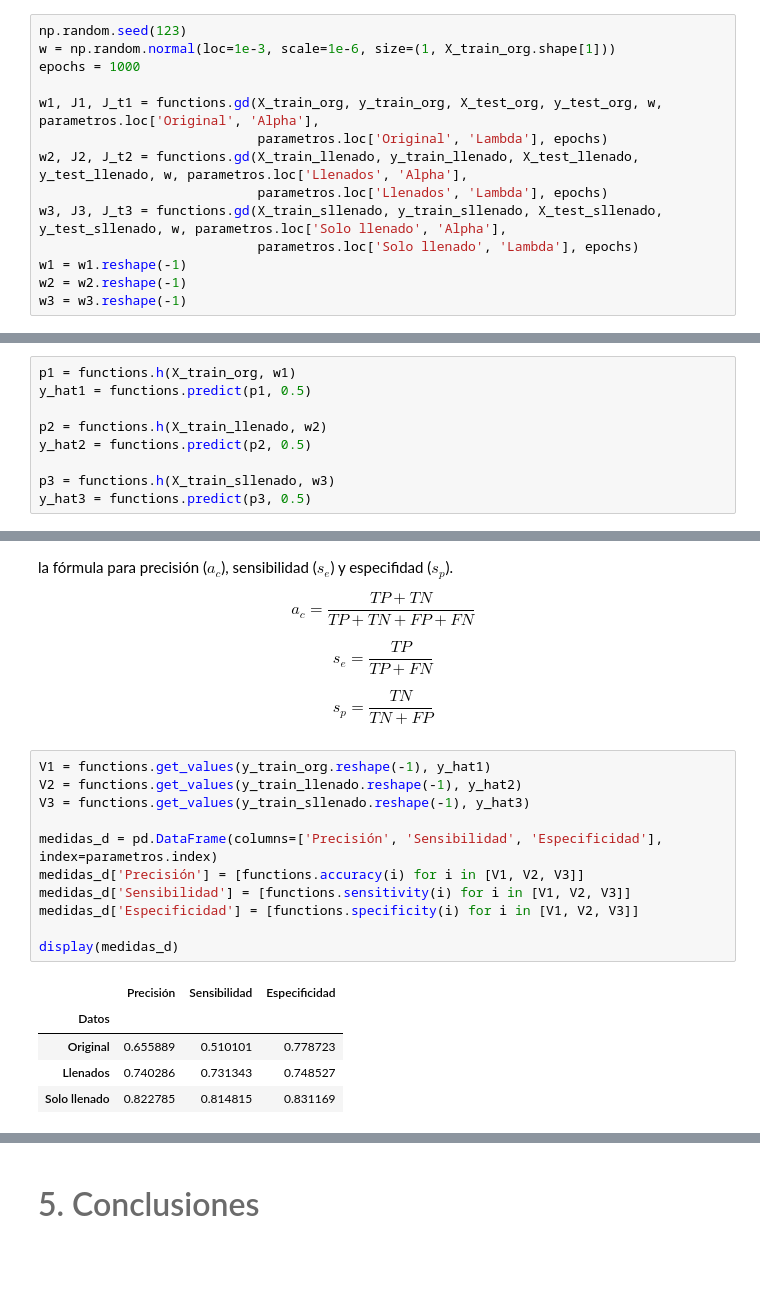
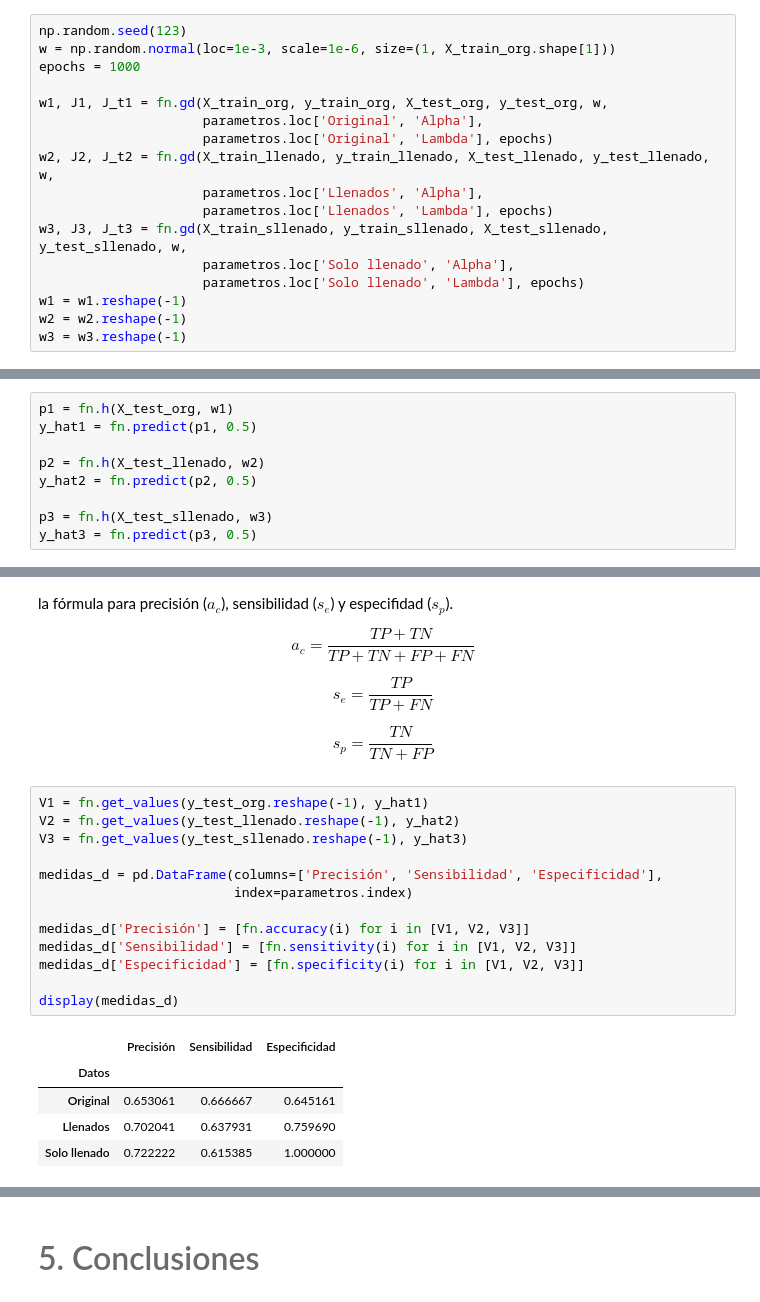
Before and after one commit to renattaGS/PAP-ML-ETICO, a Jupyter notebook: notebook.ipynb, the cells around one changed output, grey strips where cells are left out. Drawn from its saved outputs; the diff is of its cells as text; blank space fills up the shorter version.

```diff
--- a/notebook.ipynb
+++ b/notebook.ipynb
@@ -310,12 +313,15 @@ np.random.seed(123)
 w = np.random.normal(loc=1e-3, scale=1e-6, size=(1, X_train_org.shape[1]))
 epochs = 1000
 
-w1, J1, J_t1 = functions.gd(X_train_org, y_train_org, X_test_org, y_test_org, w, parametros.loc['Original', 'Alpha'],
-                            parametros.loc['Original', 'Lambda'], epochs)
-w2, J2, J_t2 = functions.gd(X_train_llenado, y_train_llenado, X_test_llenado, y_test_llenado, w, parametros.loc['Llenados', 'Alpha'],
-                            parametros.loc['Llenados', 'Lambda'], epochs)
-w3, J3, J_t3 = functions.gd(X_train_sllenado, y_train_sllenado, X_test_sllenado, y_test_sllenado, w, parametros.loc['Solo llenado', 'Alpha'],
-                            parametros.loc['Solo llenado', 'Lambda'], epochs)
+w1, J1, J_t1 = fn.gd(X_train_org, y_train_org, X_test_org, y_test_org, w,
+                     parametros.loc['Original', 'Alpha'],
+                     parametros.loc['Original', 'Lambda'], epochs)
+w2, J2, J_t2 = fn.gd(X_train_llenado, y_train_llenado, X_test_llenado, y_test_llenado, w,
+                     parametros.loc['Llenados', 'Alpha'],
+                     parametros.loc['Llenados', 'Lambda'], epochs)
+w3, J3, J_t3 = fn.gd(X_train_sllenado, y_train_sllenado, X_test_sllenado, y_test_sllenado, w,
+                     parametros.loc['Solo llenado', 'Alpha'],
+                     parametros.loc['Solo llenado', 'Lambda'], epochs)
 w1 = w1.reshape(-1)
 w2 = w2.reshape(-1)
 w3 = w3.reshape(-1)
@@ -329,14 +349,14 @@ visualizations.plot3_cost(J1, J_t1, J2, J_t2, J3, J_t3)
 
 En la celda siguiente, podemos observar cómo con la función h que aplica la signmoide (el clasificador utilizado) sobre nuestros datos de prueba. Ésta función nos va a regresar la probabilidad asociada a cada uno de los datos de prueba de obtener un 1 en la variable objetivo. Con esta probabilidad, establecemos un límite, es decir a partir de qué probabilidad asignaremos 1 y a partir de cuál 0. En este caso, establecemos un límite de $0.50$. Es decir que si p es mayor a $0.50$ vamos a asignar un 1, si es menor o igual a $0.50$ vamos a asignar un 0. A partir de ésto, calculamos nuestra y_hat que es la y estimada y mostramos una breve comparación de los primeros 20 resultados. La primera fila corresponde a nuestros datos reales y la segunda corresponde a los valores que usamos para probar nuestro modelo.
 # %%
-p1 = functions.h(X_train_org, w1)
-y_hat1 = functions.predict(p1, 0.5)
+p1 = fn.h(X_test_org, w1)
+y_hat1 = fn.predict(p1, 0.5)
 
-p2 = functions.h(X_train_llenado, w2)
-y_hat2 = functions.predict(p2, 0.5)
+p2 = fn.h(X_test_llenado, w2)
+y_hat2 = fn.predict(p2, 0.5)
 
-p3 = functions.h(X_train_sllenado, w3)
-y_hat3 = functions.predict(p3, 0.5)
+p3 = fn.h(X_test_sllenado, w3)
+y_hat3 = fn.predict(p3, 0.5)
 # %% [markdown]
 ### Medidas de desempeño
 
@@ -355,19 +375,21 @@ $$s_e = \frac{TP}{TP + FN}$$
 
 $$s_p = \frac{TN}{TN + FP}$$
 # %%
-V1 = functions.get_values(y_train_org.reshape(-1), y_hat1)
-V2 = functions.get_values(y_train_llenado.reshape(-1), y_hat2)
-V3 = functions.get_values(y_train_sllenado.reshape(-1), y_hat3)
+V1 = fn.get_values(y_test_org.reshape(-1), y_hat1)
+V2 = fn.get_values(y_test_llenado.reshape(-1), y_hat2)
+V3 = fn.get_values(y_test_sllenado.reshape(-1), y_hat3)
 
-medidas_d = pd.DataFrame(columns=['Precisión', 'Sensibilidad', 'Especificidad'], index=parametros.index)
-medidas_d['Precisión'] = [functions.accuracy(i) for i in [V1, V2, V3]]
-medidas_d['Sensibilidad'] = [functions.sensitivity(i) for i in [V1, V2, V3]]
-medidas_d['Especificidad'] = [functions.specificity(i) for i in [V1, V2, V3]]
+medidas_d = pd.DataFrame(columns=['Precisión', 'Sensibilidad', 'Especificidad'],
+                         index=parametros.index)
+
+medidas_d['Precisión'] = [fn.accuracy(i) for i in [V1, V2, V3]]
+medidas_d['Sensibilidad'] = [fn.sensitivity(i) for i in [V1, V2, V3]]
+medidas_d['Especificidad'] = [fn.specificity(i) for i in [V1, V2, V3]]
 
 display(medidas_d)
 # %% [output]
 |  | Precisión | Sensibilidad | Especificidad |
 | Datos |  |  |  |
-| Original | 0.655889 | 0.510101 | 0.778723 |
-| Llenados | 0.740286 | 0.731343 | 0.748527 |
-| Solo llenado | 0.822785 | 0.814815 | 0.831169 |
+| Original | 0.653061 | 0.666667 | 0.645161 |
+| Llenados | 0.702041 | 0.637931 | 0.759690 |
+| Solo llenado | 0.722222 | 0.615385 | 1.000000 |
```
Also changed, not shown: parts of 14 cells of this notebook, 2 other files.
